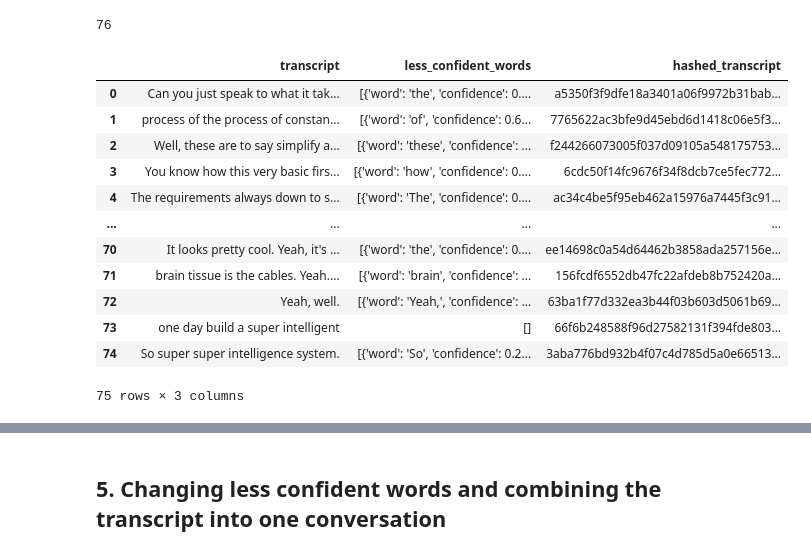
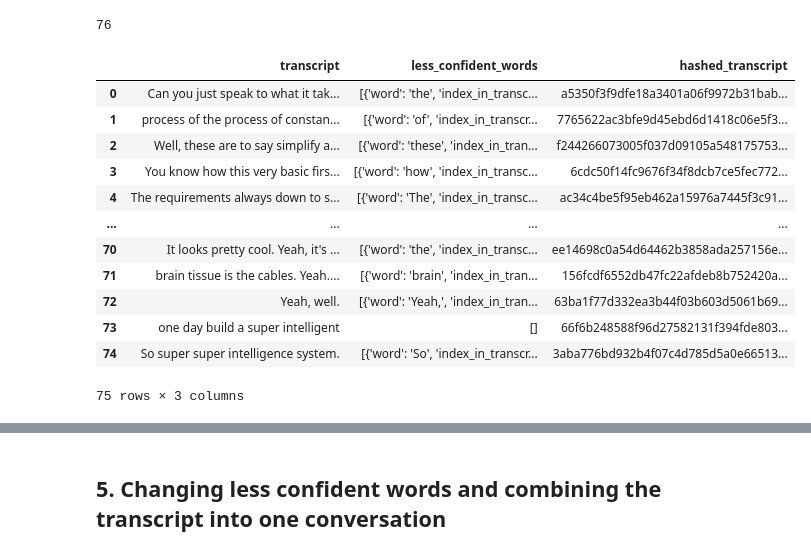
Before and after one commit to sudheera-94/ai_with_langchain, a Jupyter notebook: Projects/01. Podcast Summary App/google_speech_to_text_test.ipynb, the cells around one changed output, grey strips where cells are left out. Drawn from its saved outputs; the diff is of its cells as text; code cells hidden in the pictures.

Commit message:
Accumulated transcript and less confident words

```diff
--- a/Projects/01. Podcast Summary App/google_speech_to_text_test.ipynb
+++ b/Projects/01. Podcast Summary App/google_speech_to_text_test.ipynb
@@ -208,46 +208,46 @@ transcript_json_df_cols = ['transcript', 'less_confident_words']
 
 # less_confident_words = [{
 #    "word": _,
 #    "confidence": _
 #    "index_in_transcript": _
 #    }, ...]
 
 transcript_json_df = pd.DataFrame(columns=transcript_json_df_cols)
 
 
 def _get_less_confident_words_(words):
     less_confident_words = []
     for idx, word in enumerate(words):
         if word['confidence'] < 0.8:
             less_confident_words.append({
                 'word': word['word'],
-                'confidence': word['confidence'],
                 'index_in_transcript': idx
             })
     return less_confident_words
 
 
 for itm in transcript_json['results'][:-1]:
     transcript_json_row_data = {'transcript': [itm['alternatives'][0]['transcript']],
                                 'less_confident_words': str(_get_less_confident_words_(itm['alternatives'][0]['words']))
                                 }
-    transcript_json_df = pd.concat([transcript_json_df, pd.DataFrame.from_dict(transcript_json_row_data)], ignore_index=True)
+    transcript_json_df = pd.concat([transcript_json_df, pd.DataFrame.from_dict(transcript_json_row_data)],
+                                   ignore_index=True)
 
 transcript_json_df['hashed_transcript'] = transcript_json_df['transcript'].apply(get_sha256_hash)
 transcript_json_df
 # %% [output]
 |  | transcript | less_confident_words | hashed_transcript |
-| 0 | Can you just speak to what it tak... | [{'word': 'the', 'confidence': 0.... | a5350f3f9dfe18a3401a06f9972b31bab... |
-| 1 | process of the process of constan... | [{'word': 'of', 'confidence': 0.6... | 7765622ac3bfe9d45ebd6d1418c06e5f3... |
-| 2 | Well, these are to say simplify a... | [{'word': 'these', 'confidence': ... | f244266073005f037d09105a548175753... |
-| 3 | You know how this very basic firs... | [{'word': 'how', 'confidence': 0.... | 6cdc50f14fc9676f34f8dcb7ce5fec772... |
-| 4 | The requirements always down to s... | [{'word': 'The', 'confidence': 0.... | ac34c4be5f95eb462a15976a7445f3c91... |
+| 0 | Can you just speak to what it tak... | [{'word': 'the', 'index_in_transc... | a5350f3f9dfe18a3401a06f9972b31bab... |
+| 1 | process of the process of constan... | [{'word': 'of', 'index_in_transcr... | 7765622ac3bfe9d45ebd6d1418c06e5f3... |
+| 2 | Well, these are to say simplify a... | [{'word': 'these', 'index_in_tran... | f244266073005f037d09105a548175753... |
+| 3 | You know how this very basic firs... | [{'word': 'how', 'index_in_transc... | 6cdc50f14fc9676f34f8dcb7ce5fec772... |
+| 4 | The requirements always down to s... | [{'word': 'The', 'index_in_transc... | ac34c4be5f95eb462a15976a7445f3c91... |
 | ... | ... | ... | ... |
-| 70 | It looks pretty cool. Yeah, it's ... | [{'word': 'the', 'confidence': 0.... | ee14698c0a54d64462b3858ada257156e... |
-| 71 | brain tissue is the cables. Yeah.... | [{'word': 'brain', 'confidence': ... | 156fcdf6552db47fc22afdeb8b752420a... |
-| 72 | Yeah, well. | [{'word': 'Yeah,', 'confidence': ... | 63ba1f77d332ea3b44f03b603d5061b69... |
+| 70 | It looks pretty cool. Yeah, it's ... | [{'word': 'the', 'index_in_transc... | ee14698c0a54d64462b3858ada257156e... |
+| 71 | brain tissue is the cables. Yeah.... | [{'word': 'brain', 'index_in_tran... | 156fcdf6552db47fc22afdeb8b752420a... |
+| 72 | Yeah, well. | [{'word': 'Yeah,', 'index_in_tran... | 63ba1f77d332ea3b44f03b603d5061b69... |
 | 73 | one day build a super intelligent | [] | 66f6b248588f96d27582131f394fde803... |
-| 74 | So super super intelligence system. | [{'word': 'So', 'confidence': 0.2... | 3aba776bd932b4f07c4d785d5a0e66513... |
+| 74 | So super super intelligence system. | [{'word': 'So', 'index_in_transcr... | 3aba776bd932b4f07c4d785d5a0e66513... |
 75 rows × 3 columns
 # %%
 # merge two dataframes
```
Also changed, not shown: parts of 6 cells of this notebook.
